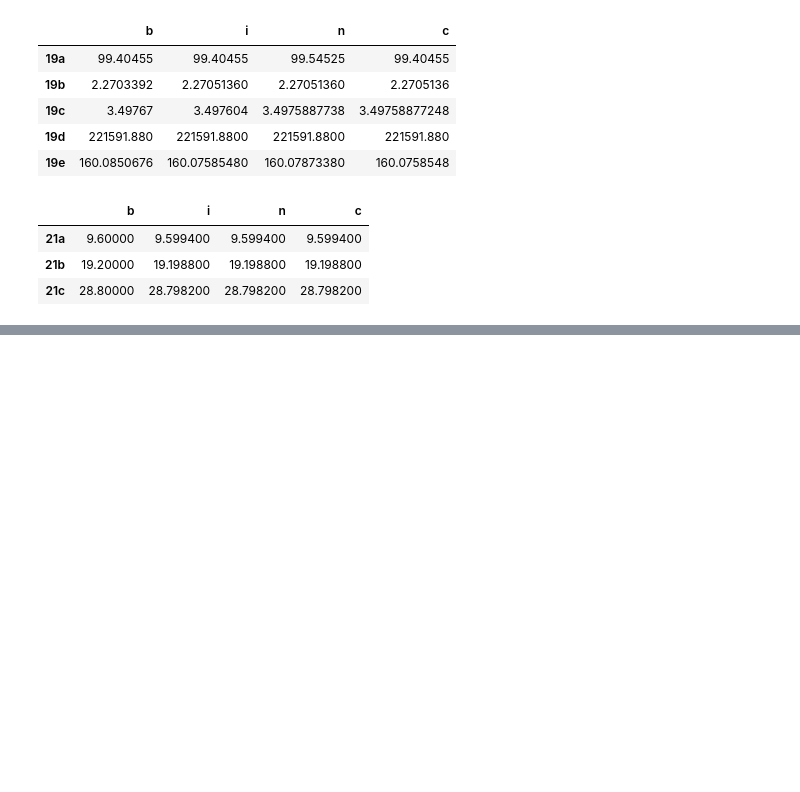
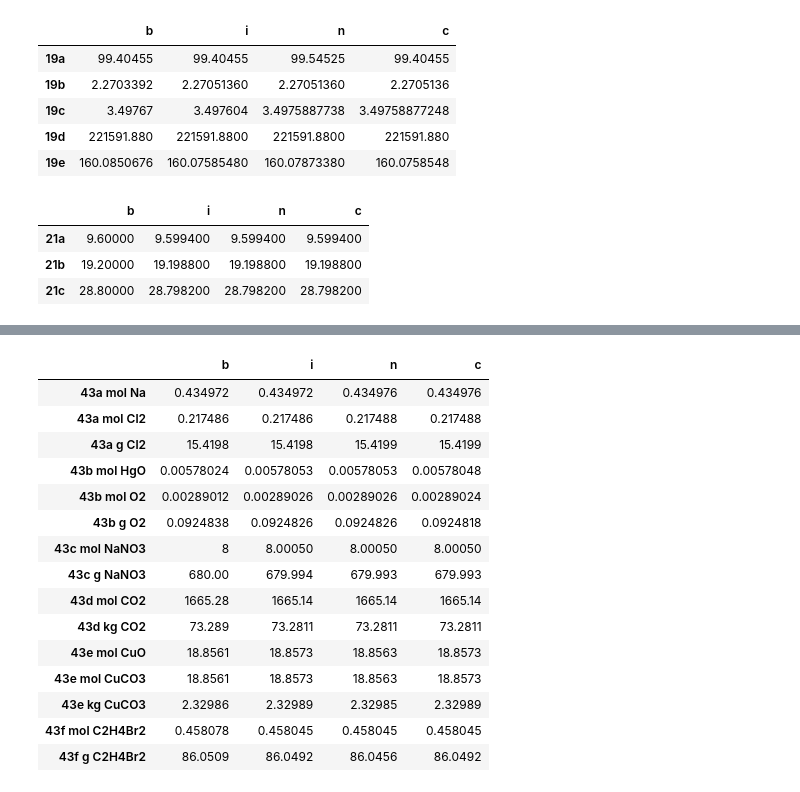
Before and after one commit to dean-e-peterson/python-misc, a Jupyter notebook: chem2e-ch3.ipynb, the cells around one changed output, grey strips where cells are left out. Cells and saved outputs as stored; diff of their text form; code cells hidden in the pictures; blank space fills up the shorter version.

```diff
--- a/chem2e-ch3.ipynb
+++ b/chem2e-ch3.ipynb
@@ -218,0 +235,37 @@ compares(ex3_33)
+# %%
+def ex4_43(s):
+    with localcontext(prec=6):
+        return {
+            '43a mol Na': Decimal('10.0') / s.Na,
+            '43a mol Cl2': Decimal('10.0') / s.Na * 1 / 2,
+            '43a g Cl2': Decimal('10.0') / s.Na * 1 / 2 * s.Cl*2,
+            '43b mol HgO': Decimal('1.252') / (s.Hg + s.O),
+            '43b mol O2': Decimal('1.252') / (s.Hg + s.O) * 1 / 2,
+            '43b g O2': Decimal('1.252') / (s.Hg + s.O) * 1 / 2 * s.O*2,
+            '43c mol NaNO3': Decimal('128') / (s.O*2) * 2 / 1,
+            '43c g NaNO3': Decimal('128') / (s.O*2) * 2 / 1 * (s.Na + s.N + s.O*3),
+            '43d mol CO2': Decimal('20000') / s.C,
+            '43d kg CO2': Decimal('20000') / s.C * (s.C + s.O*2) / 10**3,
+            '43e mol CuO': Decimal('1500') / (s.Cu + s.O),
+            '43e mol CuCO3': Decimal('1500') / (s.Cu + s.O),
+            '43e kg CuCO3': Decimal('1500') / (s.Cu + s.O) * (s.Cu + s.C + s.O*3) / 10**3,
+            '43f mol C2H4Br2': Decimal('12.85') / (s.C*2 + s.H*4),
+            '43f g C2H4Br2': Decimal('12.85') / (s.C*2 + s.H*4) * (s.C*2 + s.H*4 + s.Br*2) }
+compares(ex4_43)
+# %% [output]
+|  | b | i | n | c |
+| 43a mol Na | 0.434972 | 0.434972 | 0.434976 | 0.434976 |
+| 43a mol Cl2 | 0.217486 | 0.217486 | 0.217488 | 0.217488 |
+| 43a g Cl2 | 15.4198 | 15.4198 | 15.4199 | 15.4199 |
+| 43b mol HgO | 0.00578024 | 0.00578053 | 0.00578053 | 0.00578048 |
+| 43b mol O2 | 0.00289012 | 0.00289026 | 0.00289026 | 0.00289024 |
+| 43b g O2 | 0.0924838 | 0.0924826 | 0.0924826 | 0.0924818 |
+| 43c mol NaNO3 | 8 | 8.00050 | 8.00050 | 8.00050 |
+| 43c g NaNO3 | 680.00 | 679.994 | 679.993 | 679.993 |
+| 43d mol CO2 | 1665.28 | 1665.14 | 1665.14 | 1665.14 |
+| 43d kg CO2 | 73.289 | 73.2811 | 73.2811 | 73.2811 |
+| 43e mol CuO | 18.8561 | 18.8573 | 18.8563 | 18.8573 |
+| 43e mol CuCO3 | 18.8561 | 18.8573 | 18.8563 | 18.8573 |
+| 43e kg CuCO3 | 2.32986 | 2.32989 | 2.32985 | 2.32989 |
+| 43f mol C2H4Br2 | 0.458078 | 0.458045 | 0.458045 | 0.458045 |
+| 43f g C2H4Br2 | 86.0509 | 86.0492 | 86.0456 | 86.0492 |
```
Also changed, not shown: parts of 8 cells of this notebook, 2 other files.
